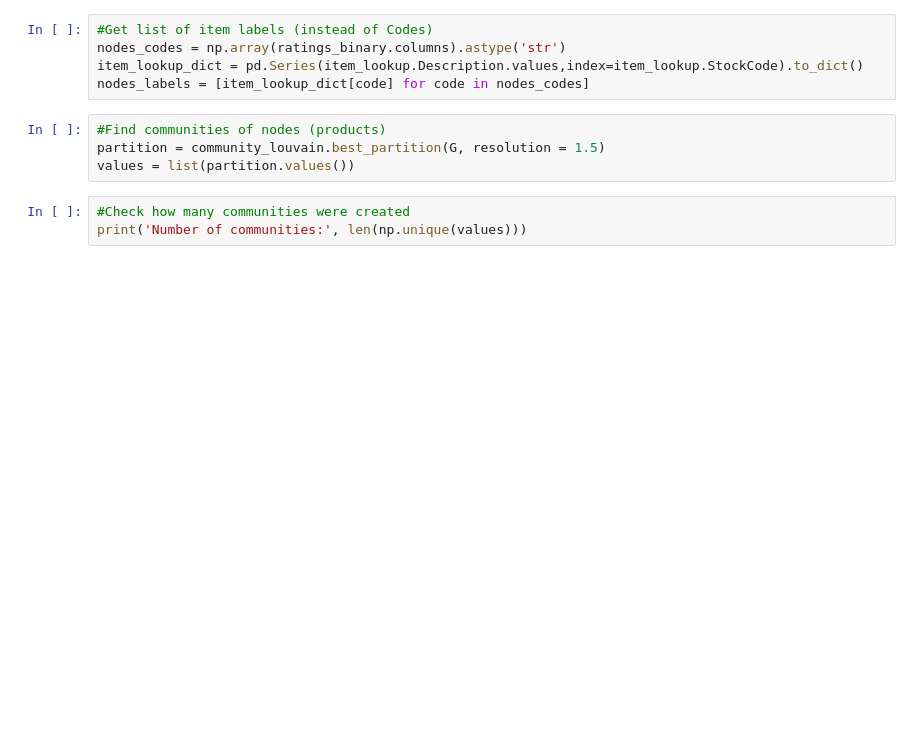
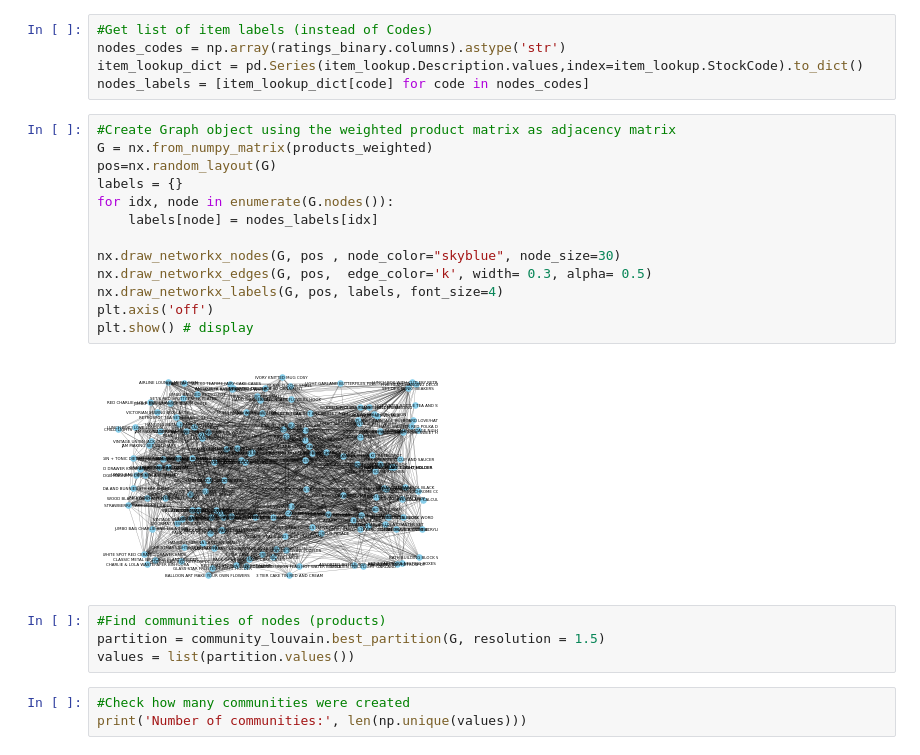
Before and after one commit to gurkandyilmaz/graph_based_recommendation, a Jupyter notebook: notebooks/kaggle.ipynb, the cells around one changed output. Cells and saved outputs as stored; diff of their text form; blank space fills up the shorter version.

Commit message:
Graph object was built. first version of the model completed

```diff
--- a/notebooks/kaggle.ipynb
+++ b/notebooks/kaggle.ipynb
@@ -97,6 +152,21 @@ for i in range(no_products):
 nodes_codes = np.array(ratings_binary.columns).astype('str')
 item_lookup_dict = pd.Series(item_lookup.Description.values,index=item_lookup.StockCode).to_dict()
 nodes_labels = [item_lookup_dict[code] for code in nodes_codes]
+# %%
+#Create Graph object using the weighted product matrix as adjacency matrix
+G = nx.from_numpy_matrix(products_weighted)
+pos=nx.random_layout(G)
+labels = {}
+for idx, node in enumerate(G.nodes()):
+    labels[node] = nodes_labels[idx]
+
+nx.draw_networkx_nodes(G, pos , node_color="skyblue", node_size=30)
+nx.draw_networkx_edges(G, pos,  edge_color='k', width= 0.3, alpha= 0.5)
+nx.draw_networkx_labels(G, pos, labels, font_size=4)
+plt.axis('off')
+plt.show() # display
+# %% [output]
+[figure, added]
 # %%
 #Find communities of nodes (products)
 partition = community_louvain.best_partition(G, resolution = 1.5)
```
Also changed, not shown: parts of 16 cells of this notebook, 1 other file.
